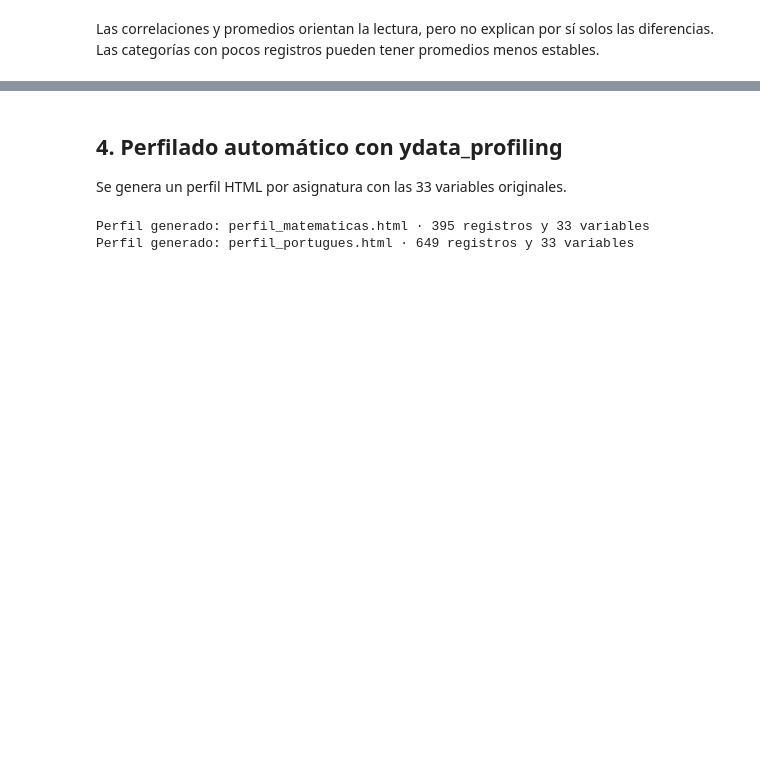
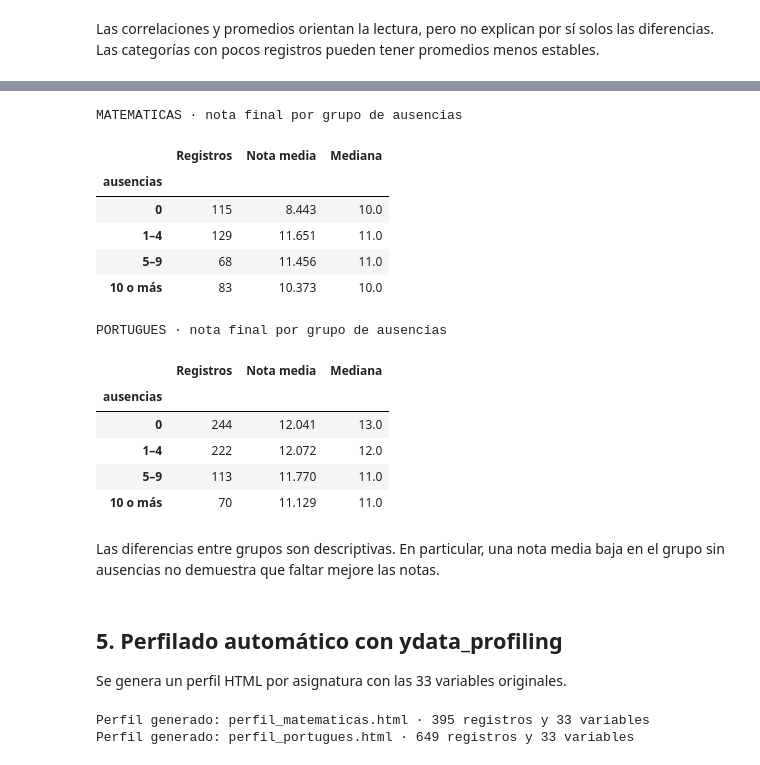
Before and after one commit to JhairCJ/rendimiento-academico-ml, a Jupyter notebook: notebooks/03_bivariado_perfilado.ipynb, the cells around one changed output, grey strips where cells are left out. Saved outputs shown, nothing was run; the diff lists cells and outputs as text; code cells hidden in the pictures; blank space fills up the shorter version.

Commit message:
feat: reproduce absence analysis in notebook

```diff
--- a/notebooks/03_bivariado_perfilado.ipynb
+++ b/notebooks/03_bivariado_perfilado.ipynb
@@ -117,5 +121,31 @@ Las correlaciones y promedios orientan la lectura, pero no explican por sí solo
+# %%
+for nombre, df in datos.items():
+    grupos = pd.cut(df['absences'], bins=[-1, 0, 4, 9, float('inf')],
+                    labels=['0', '1–4', '5–9', '10 o más'])
+    grupos.name = 'ausencias'
+    resumen = df.groupby(grupos, observed=False)['G3'].agg(['count', 'mean', 'median']).round(3)
+    resumen.to_csv(resultados / f'{nombre}_ausencias_agrupadas.csv', encoding='utf-8')
+    print(f'\n{nombre.upper()} · nota final por grupo de ausencias')
+    display(resumen.rename(columns={'count': 'Registros', 'mean': 'Nota media', 'median': 'Mediana'}))
+# %% [output]
+MATEMATICAS · nota final por grupo de ausencias
+|  | Registros | Nota media | Mediana |
+| ausencias |  |  |  |
+| 0 | 115 | 8.443 | 10.0 |
+| 1–4 | 129 | 11.651 | 11.0 |
+| 5–9 | 68 | 11.456 | 11.0 |
+| 10 o más | 83 | 10.373 | 10.0 |
+PORTUGUES · nota final por grupo de ausencias
+|  | Registros | Nota media | Mediana |
+| ausencias |  |  |  |
+| 0 | 244 | 12.041 | 13.0 |
+| 1–4 | 222 | 12.072 | 12.0 |
+| 5–9 | 113 | 11.770 | 11.0 |
+| 10 o más | 70 | 11.129 | 11.0 |
+# %% [markdown]
+Las diferencias entre grupos son descriptivas. En particular, una nota media baja en el grupo sin ausencias no demuestra que faltar mejore las notas.
 # %% [markdown]
-## 4. Perfilado automático con ydata_profiling
+## 5. Perfilado automático con ydata_profiling
 Se genera un perfil HTML por asignatura con las 33 variables originales.
 # %%
 for nombre, df in datos.items():
```
Also changed, not shown: parts of 1 cell of this notebook, 5 other files.
